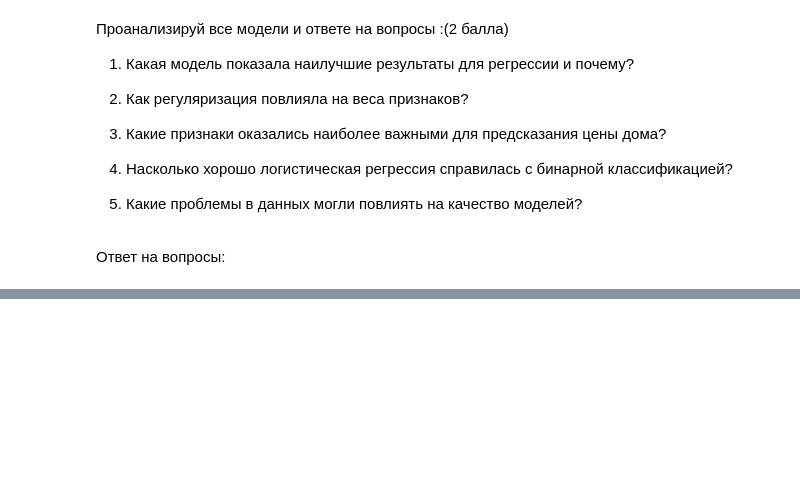
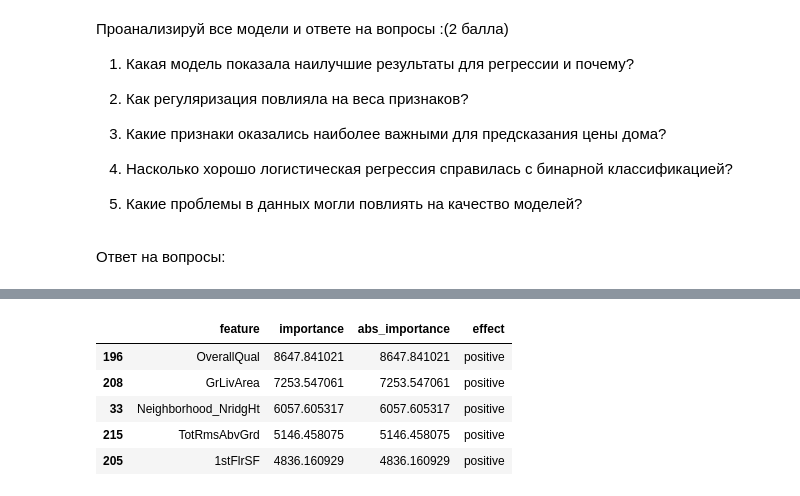
Before and after one commit to Yukkitsune/TBank-Analytics, a Jupyter notebook: Machine learning/linear_regression_homework.ipynb, the cells around one changed output, grey strips where cells are left out. Cells and saved outputs as stored; diff of their text form; code cells hidden in the pictures; blank space fills up the shorter version.

```diff
--- a/Machine learning/linear_regression_homework.ipynb
+++ b/Machine learning/linear_regression_homework.ipynb
@@ -434,7 +445,7 @@ importance_df[importance_df['validate'] == True].sort_values('abs_importance', a
 # %%
 cat_cols = df.select_dtypes(include=['object']).columns
 
-onehotencoder = OneHotEncoder(sparse_output=False, handle_unknown='ignore')
+onehotencoder = OneHotEncoder(drop='first', sparse_output=False, handle_unknown='ignore')
 encoded_features = onehotencoder.fit_transform(df[cat_cols])
 feature_names = onehotencoder.get_feature_names_out(cat_cols)
 feature_df = pd.DataFrame(encoded_features, columns=feature_names, index=df.index)
@@ -452,4 +463,15 @@ X_train, X_test, y_train, y_test = train_test_split(
     test_size=0.2,
     random_state=42
 )
+# %%
+def gridsearch_pipeline(model, scaler, parameters, scoring):
+  pipeline = Pipeline([('scaler', scaler), ('model', model)])
+  grid = GridSearchCV(
+      estimator=pipeline,
+      param_grid=parameters,
+      scoring=scoring,
+      cv=3,
+      n_jobs=-1
+      )
+  return grid
 # %%
@@ -483,3 +513,15 @@ ElasticNet Standard Scaler MAE -> 17928.095946391677
+# %%
+# Для 5 задания вычислим важность признаков для этой модели
+def get_importance_grid_wt_preprocessor(grid, features) -> pd.DataFrame:
+  best_model = grid.best_estimator_.named_steps['model']
+  return pd.DataFrame({
+      'feature': features,
+      'importance': best_model.coef_,
+      'abs_importance': np.abs(best_model.coef_)
+  })
+# %%
+standardscaler_importance_df = get_importance_grid_wt_preprocessor(standard_grid, processed_df.columns)
+minmaxscaler_importance_df = get_importance_grid_wt_preprocessor(minmax_grid, processed_df.columns)
 # %% [markdown]
 Вопросы для анализа:(1 балл)
 
@@ -524,0 +785,11 @@ ElasticNet Standard Scaler MAE -> 17928.095946391677
+# %%
+# ElasticNet StandardScaler
+standardscaler_importance_df['effect'] = standardscaler_importance_df['importance'].apply(lambda x: 'positive' if x > 0 else 'negative')
+standardscaler_importance_df.sort_values('abs_importance', ascending=False).head(5)
+# %% [output]
+|  | feature | importance | abs_importance | effect |
+| 196 | OverallQual | 8647.841021 | 8647.841021 | positive |
+| 208 | GrLivArea | 7253.547061 | 7253.547061 | positive |
+| 33 | Neighborhood_NridgHt | 6057.605317 | 6057.605317 | positive |
+| 215 | TotRmsAbvGrd | 5146.458075 | 5146.458075 | positive |
+| 205 | 1stFlrSF | 4836.160929 | 4836.160929 | positive |
```
Also changed, not shown: parts of 43 cells of this notebook.
